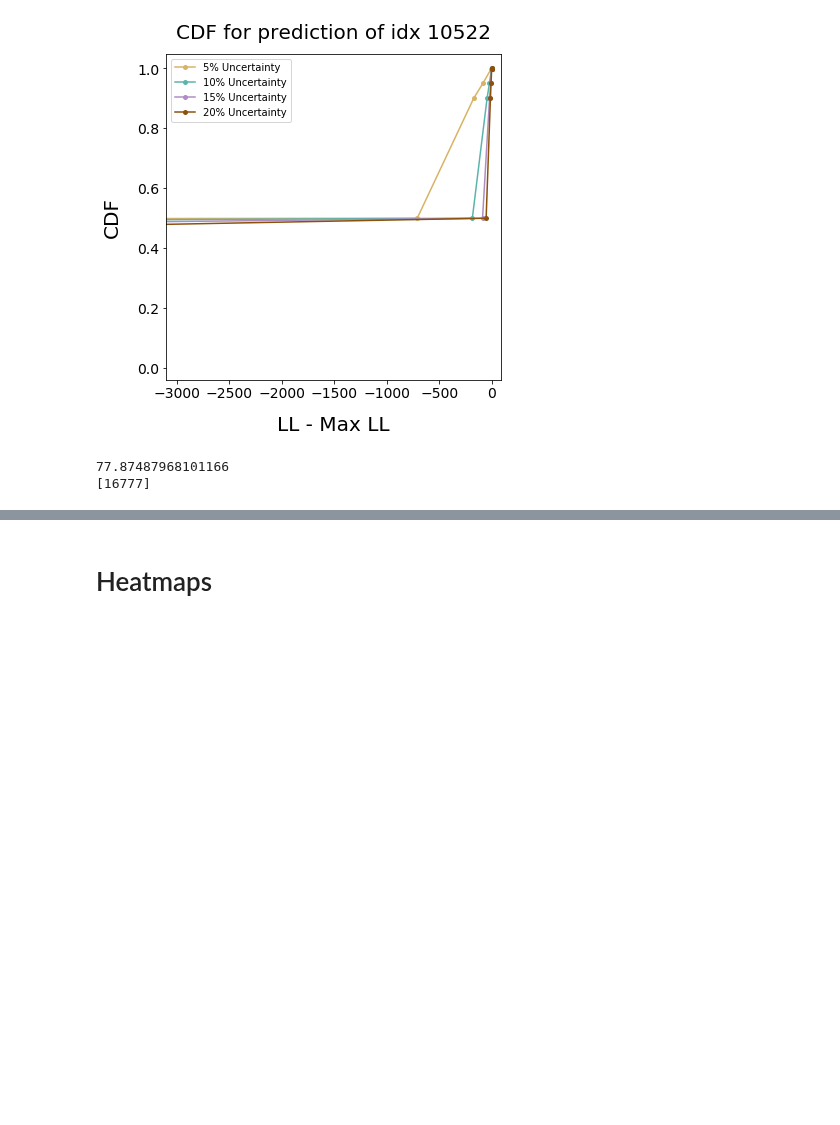
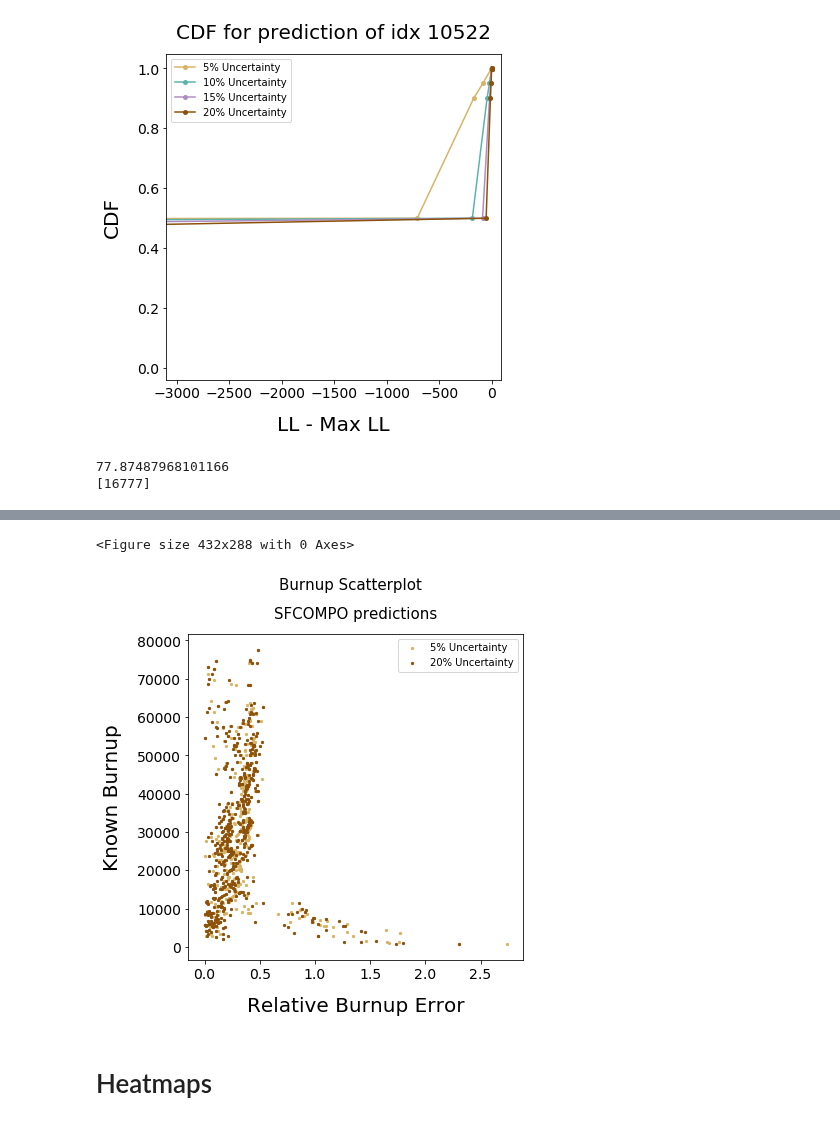
Before and after one commit to opotowsky/like-me-fuel, a Jupyter notebook: jupyter_notebooks/htc_mll_results.ipynb, the cells around one changed output, grey strips where cells are left out. Saved outputs shown, nothing was run; the diff lists cells and outputs as text; code cells hidden in the pictures; blank space fills up the shorter version.

```diff
--- a/jupyter_notebooks/htc_mll_results.ipynb
+++ b/jupyter_notebooks/htc_mll_results.ipynb
@@ -253,3 +275,50 @@ df.loc[df.index == sim_idx, lls + lbls + pred_lbls]
+# %%
+def plot_scatter(dfname, metric):
+
+    df0 = dfs['df' + dfname + '0']
+    df1 = dfs['df' + dfname + '1']
+    df2 = dfs['df' + dfname + '2']
+    df3 = dfs['df' + dfname + '3']
+
+    rel_err = 'Percent_' + metric + '_Error'
+    x0, y0 = df0[rel_err], df0[metric]
+    x1, y1 = df1[rel_err], df1[metric]
+    x2, y2 = df2[rel_err], df2[metric]
+    x3, y3 = df3[rel_err], df3[metric]
+
+    plt.clf()
+    fig = plt.figure(figsize=(6,6))
+    ax = fig.add_subplot(111)
+
+    ax.scatter(x0, y0, s=5, color=colors['MBrwn'], label="5% Uncertainty")
+    #ax.scatter(x1, y1, s=5, color=colors['MTeal'], label="10% Uncertainty")
+    #ax.scatter(x2, y2, s=5, color=colors['MPurp'], label="15% Uncertainty")
+    ax.scatter(x3, y3, s=5, color=colors['DBrwn'], label="20% Uncertainty")
+
+    ax.tick_params(labelsize=14)
+    ax.legend(loc='best')#'right', bbox_to_anchor=(1.4, 0.5))
+
+    title_dict = {'Burnup': ['Relative Burnup Error', 'Known Burnup [MWd/THM]'],
+                  }
+    dftitle = {'Tamu': '15 Iso DB', 'TamuRatio': '10 Ratio DB', 'Sfco' : 'SFCOMPO'}
+
+    ax.set_xlabel(title_dict[metric][0], fontsize=20, labelpad=15)
+    ax.set_ylabel(title_dict[metric][1], fontsize=20, labelpad=15)
+
+    title_str = metric + ' Scatterplot'
+    subtitle_str = dftitle[dfname] + ' predictions'
+    plt.suptitle(title_str, y=1.01, fontsize=15)
+    plt.title(subtitle_str, fontsize=15, pad=15)
+
+    #ax.set_xlim(0, 250)
+    plt.show()
+
+    #fig.savefig('../plots/burnerr_scatter_' + dfname + '.png', bbox_inches='tight', transparent=True)
+# %%
+plot_scatter('Sfco', 'Burnup')
+# %% [output]
+<Figure size 432x288 with 0 Axes>
+[figure, added]
 # %% [markdown]
 # Heatmaps
 # %% [markdown]
```
Also changed, not shown: parts of 3 cells of this notebook, 1 other file.
